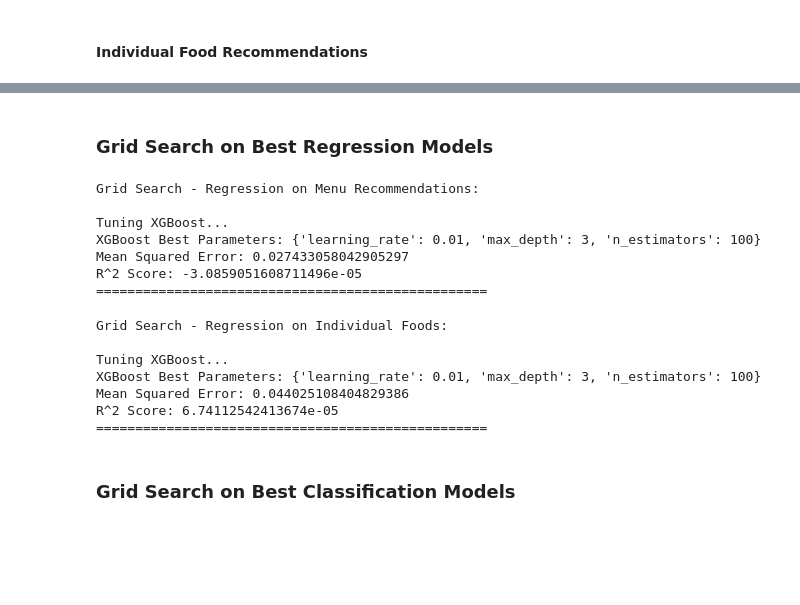
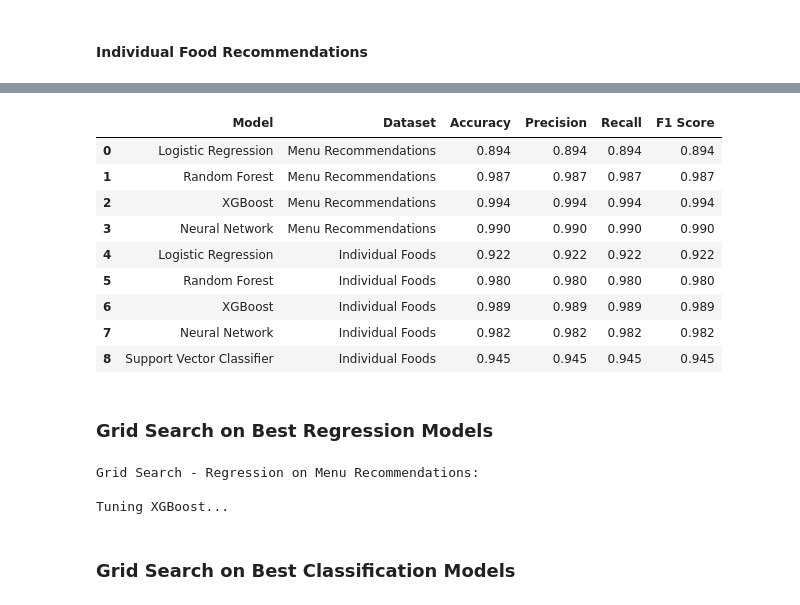
Before and after one commit to lvandine44/MADS-Capstone, a Jupyter notebook: 4b-Modeling and Results.ipynb, the cells around one changed output, grey strips where cells are left out. Saved outputs shown, nothing was run; the diff lists cells and outputs as text; code cells hidden in the pictures; blank space fills up the shorter version.

Commit message:
eval metric tables

```diff
--- a/4b-Modeling and Results.ipynb
+++ b/4b-Modeling and Results.ipynb
@@ -245,6 +280,7 @@ y_menu_class_test_encoded = label_encoder_menu.transform(y_menu_class_test)
 # %%
 # Regression
 print("Regression - Menu Recommendations:")
-train_and_evaluate_regression(X_menu_train_scaled, X_menu_test_scaled, y_menu_reg_train, y_menu_reg_test, "Menu Recommendations")
+menu_regression_results_df = train_and_evaluate_regression(X_menu_train_scaled, X_menu_test_scaled, y_menu_reg_train, y_menu_reg_test, "Menu Recommendations")
+menu_regression_results_df
 # %% [output]
 Regression - Menu Recommendations:
@@ -267,7 +292,8 @@ XGBoost Regressor:
 # Classification
 # Call the function for Menu Recommendations
 print("Classification - Menu Recommendations:")
-train_and_evaluate_classification(X_menu_train_scaled, X_menu_test_scaled, y_menu_class_train_encoded, y_menu_class_test_encoded, "Menu Recommendations")
+menu_classification_results_df = train_and_evaluate_classification(X_menu_train_scaled, X_menu_test_scaled, y_menu_class_train_encoded, y_menu_class_test_encoded, "Menu Recommendations")
+menu_classification_results_df
 # %% [output]
 Classification - Menu Recommendations:
 Training Logistic Regression on Menu Recommendations...
@@ -296,6 +315,7 @@ y_food_class_test_encoded = label_encoder_food.transform(y_food_class_test)
 # %%
 # Regression
 print("Regression - Individual Foods:")
-train_and_evaluate_regression(X_food_train_scaled, X_food_test_scaled, y_food_reg_train, y_food_reg_test, "Individual Foods")
+food_regression_results_df = train_and_evaluate_regression(X_food_train_scaled, X_food_test_scaled, y_food_reg_train, y_food_reg_test, "Individual Foods")
+food_regression_results_df
 # %% [output]
 Regression - Individual Foods:
@@ -318,7 +327,8 @@ Support Vector Regressor:
 # %%
 # Classification
 print("Classification - Individual Foods:")
-train_and_evaluate_classification(X_food_train_scaled, X_food_test_scaled, y_food_class_train_encoded, y_food_class_test_encoded, "Individual Foods")
+food_classification_results_df = train_and_evaluate_classification(X_food_train_scaled, X_food_test_scaled, y_food_class_train_encoded, y_food_class_test_encoded, "Individual Foods")
+food_classification_results_df
 # %% [output]
 Classification - Individual Foods:
 Training Logistic Regression on Individual Foods...
@@ -340,3 +360,18 @@ weighted avg       0.95      0.95      0.95      6516
+# %%
+# Classification Results
+classification_results = pd.concat([menu_classification_results_df, food_classification_results_df], ignore_index=True)
+classification_results
+# %% [output]
+|  | Model | Dataset | Accuracy | Precision | Recall | F1 Score |
+| 0 | Logistic Regression | Menu Recommendations | 0.894 | 0.894 | 0.894 | 0.894 |
+| 1 | Random Forest | Menu Recommendations | 0.987 | 0.987 | 0.987 | 0.987 |
+| 2 | XGBoost | Menu Recommendations | 0.994 | 0.994 | 0.994 | 0.994 |
+| 3 | Neural Network | Menu Recommendations | 0.990 | 0.990 | 0.990 | 0.990 |
+| 4 | Logistic Regression | Individual Foods | 0.922 | 0.922 | 0.922 | 0.922 |
+| 5 | Random Forest | Individual Foods | 0.980 | 0.980 | 0.980 | 0.980 |
+| 6 | XGBoost | Individual Foods | 0.989 | 0.989 | 0.989 | 0.989 |
+| 7 | Neural Network | Individual Foods | 0.982 | 0.982 | 0.982 | 0.982 |
+| 8 | Support Vector Classifier | Individual Foods | 0.945 | 0.945 | 0.945 | 0.945 |
 # %% [markdown]
 ### Grid Search on Best Regression Models
 # %%
@@ -395,21 +430,9 @@ grid_search_regression(X_menu_train_scaled, y_menu_reg_train, X_menu_test_scaled
 Grid Search - Regression on Menu Recommendations:
 
 Tuning XGBoost...
-XGBoost Best Parameters: {'learning_rate': 0.01, 'max_depth': 3, 'n_estimators': 100}
-Mean Squared Error: 0.027433058042905297
-R^2 Score: -3.0859051608711496e-05
-==================================================
 # %%
 # Run grid search for regression on individual foods
 grid_search_regression(X_food_train_scaled, y_food_reg_train, X_food_test_scaled, y_food_reg_test, "Individual Foods")
-# %% [output]
-Grid Search - Regression on Individual Foods:
-
-Tuning XGBoost...
-XGBoost Best Parameters: {'learning_rate': 0.01, 'max_depth': 3, 'n_estimators': 100}
-Mean Squared Error: 0.044025108404829386
-R^2 Score: 6.74112542413674e-05
-==================================================
 # %% [markdown]
 ### Grid Search on Best Classification Models
 # %%
```
Also changed, not shown: parts of 12 cells of this notebook, 1 other file.
